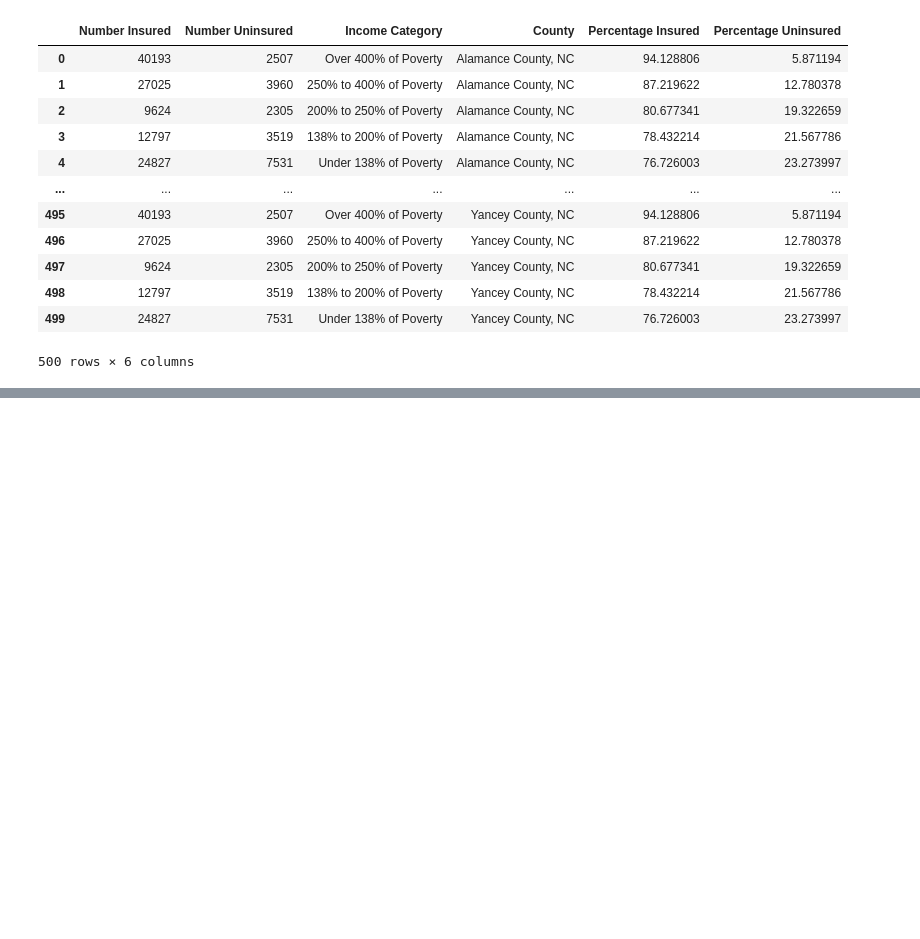
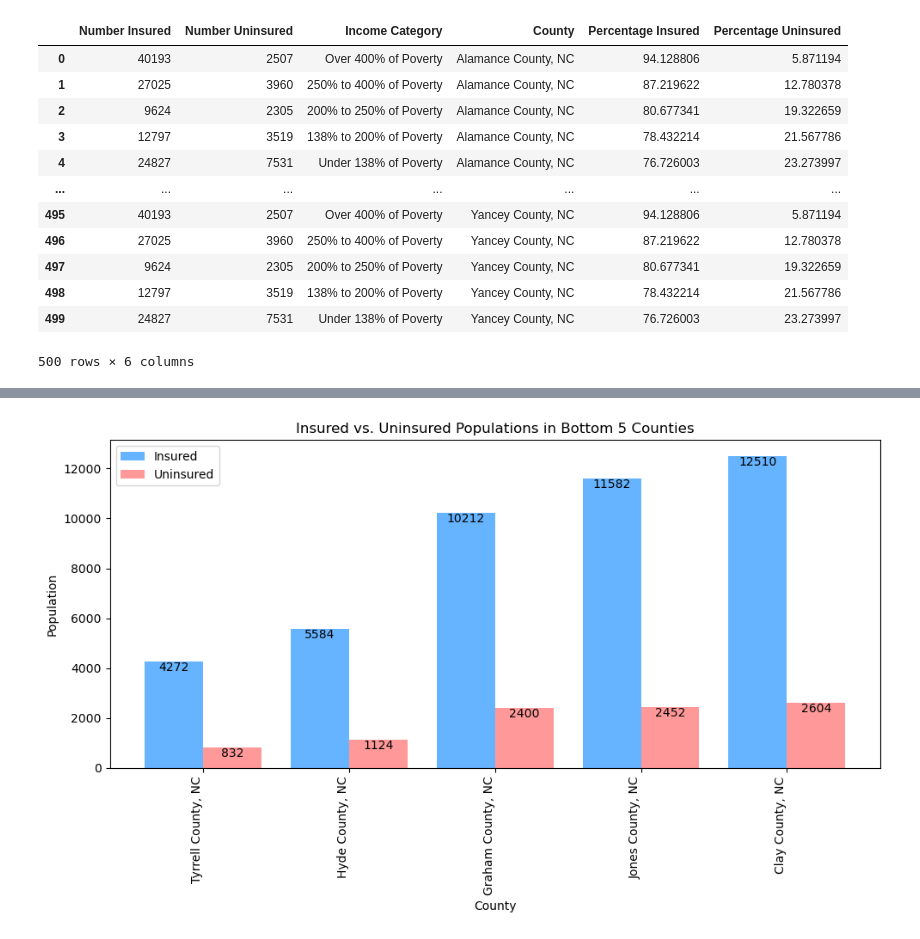
Before and after one commit to RBalderas11/Project-1, a Jupyter notebook: census_data.ipynb, the cells around one changed output, grey strips where cells are left out. Drawn from its saved outputs; the diff is of its cells as text; code cells hidden in the pictures; blank space fills up the shorter version.

```diff
--- a/census_data.ipynb
+++ b/census_data.ipynb
@@ -217,0 +246,49 @@ clean_insurance_by_income
+# %%
+import numpy as np
+import matplotlib.pyplot as plt
+
+# Get County populations
+grouped_data = clean_insurance_by_age.groupby("County").sum()
+sorted_data = grouped_data.sort_values(by="Total Population")
+
+# Choose bottom 5 counties
+bottom_counties = sorted_data.head(5)
+
+# Get data for the bottom 5 counties
+counties = bottom_counties.index
+insured_population = bottom_counties["Number Insured"]
+uninsured_population = bottom_counties["Number Uninsured"]
+total_population = insured_population + uninsured_population
+
+# Set the width of the bars
+bar_width = 0.40
+
+# Position of the bars on the x-axis
+r1 = np.arange(len(counties))
+r2 = [x + bar_width for x in r1]
+
+# Create the bar chart
+plt.figure(figsize=(10, 6))
+plt.bar(r1, insured_population, width=bar_width, label="Insured", color="#66b3ff")
+plt.bar(r2, uninsured_population, width=bar_width, label="Uninsured", color="#ff9999")
+
+
+# Add exact population counts on top of each bar
+for i, v in enumerate(insured_population):
+    plt.text(i, v, str(v), ha='center', va='top', fontsize=10)
+
+for i, v in enumerate(uninsured_population):
+    plt.text(i + bar_width, v, str(v), ha='center', va='top', fontsize=10)
+
+# Titles and legend
+plt.xlabel('County')
+plt.ylabel('Population')
+plt.title('Insured vs. Uninsured Populations in Bottom 5 Counties')
+plt.xticks([r + bar_width/2 for r in range(len(counties))], counties, rotation=90, ha='right')
+plt.legend()
+
+# Display
+plt.tight_layout()
+plt.show()
+# %% [output]
+[figure, added]
```
Also changed, not shown: parts of 6 cells of this notebook, 2 other files.
